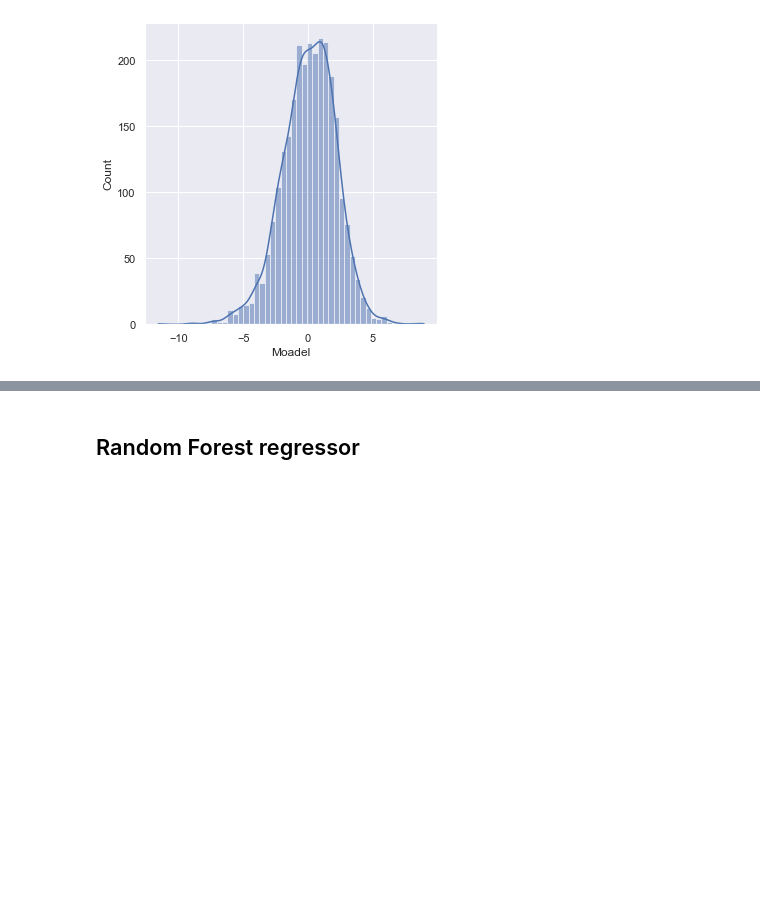
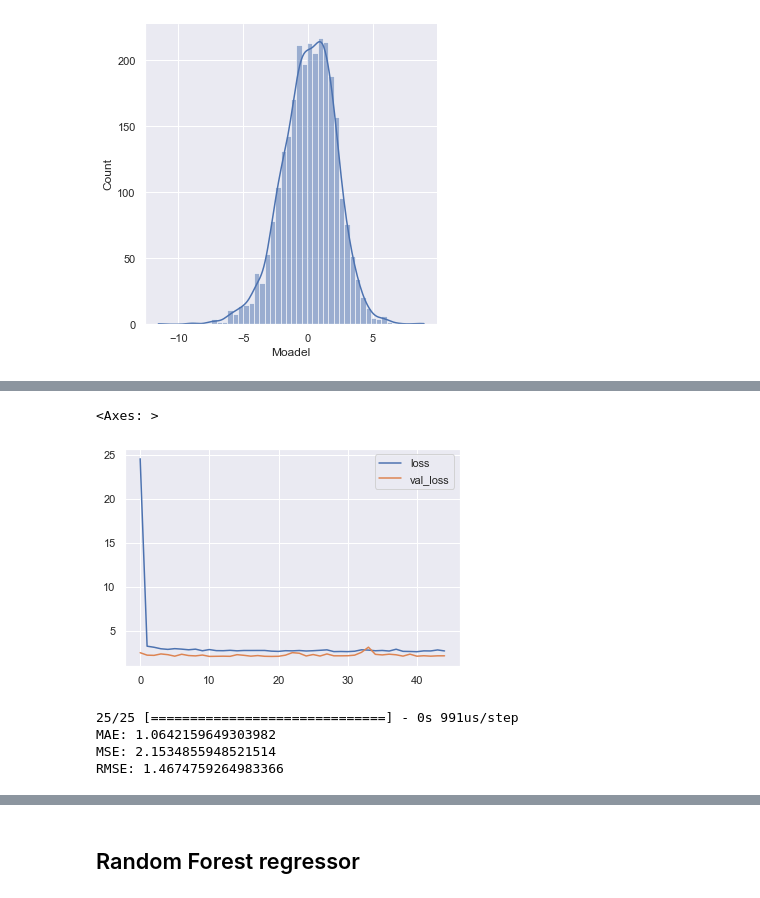
Before and after one commit to mghasemi19/ML_EconEduc, a Jupyter notebook: GPA_Regression.ipynb, the cells around one changed output, grey strips where cells are left out. Drawn from its saved outputs; the diff is of its cells as text; code cells hidden in the pictures; blank space fills up the shorter version.

```diff
--- a/GPA_Regression.ipynb
+++ b/GPA_Regression.ipynb
@@ -317,0 +422,39 @@ sns.displot((y_test-predictions),bins=50, kde=True);
+# %%
+# Packages for modeling
+from keras import models
+from keras import layers
+from keras import regularizers
+
+drop_model = models.Sequential()
+drop_model.add(layers.Dense(128,  kernel_initializer='lecun_normal', activation='tanh', input_shape=(NDIM,)))
+drop_model.add(layers.Dropout(0.1))
+drop_model.add(layers.Dense(128,  kernel_initializer='lecun_normal', activation='tanh'))
+drop_model.add(layers.Dropout(0.1))
+drop_model.add(layers.Dense(128,  kernel_initializer='lecun_normal', activation='tanh'))
+drop_model.add(layers.Dropout(0.1))
+drop_model.add(layers.Dense(1, kernel_initializer='lecun_normal'))
+
+# compile the model
+drop_model.compile(optimizer='SGD', loss='mse')
+# print the model summary
+drop_model.summary()
+
+# early stopping callback
+from keras.callbacks import EarlyStopping
+early_stopping = EarlyStopping(monitor='val_loss', patience=25, mode='min')
+
+# Train classifier
+import time
+start = time.time() # time at start of whole processing
+
+drop_history = drop_model.fit(X_train,
+                    y_train,
+                    epochs=200,
+                    batch_size=64,
+                    verbose=1, # switch to 1 for more verbosity
+                    callbacks=[early_stopping],
+                    validation_data=(X_test,y_test)
+                    )
+
+elapsed = time.time() - start # time after whole processing
+print("Time taken: "+str(round(elapsed,1))+"s") # print total time taken to process every file
@@ -317,0 +479,16 @@ sns.displot((y_test-predictions),bins=50, kde=True);
+# %%
+losses = pd.DataFrame(drop_model.history.history)
+losses.plot()
+# %% [output]
+<Axes: >
+[figure, added]
+# %%
+NN_pred_opt = drop_model.predict(X_test)
+print('MAE:', metrics.mean_absolute_error(y_test, NN_pred_opt))
+print('MSE:', metrics.mean_squared_error(y_test, NN_pred_opt))
+print('RMSE:', np.sqrt(metrics.mean_squared_error(y_test, NN_pred_opt)))
+# %% [output]
+25/25 [==============================] - 0s 991us/step
+MAE: 1.0642159649303982
+MSE: 2.1534855948521514
+RMSE: 1.4674759264983366
```
Also changed, not shown: parts of 6 cells of this notebook, 1 other file.
